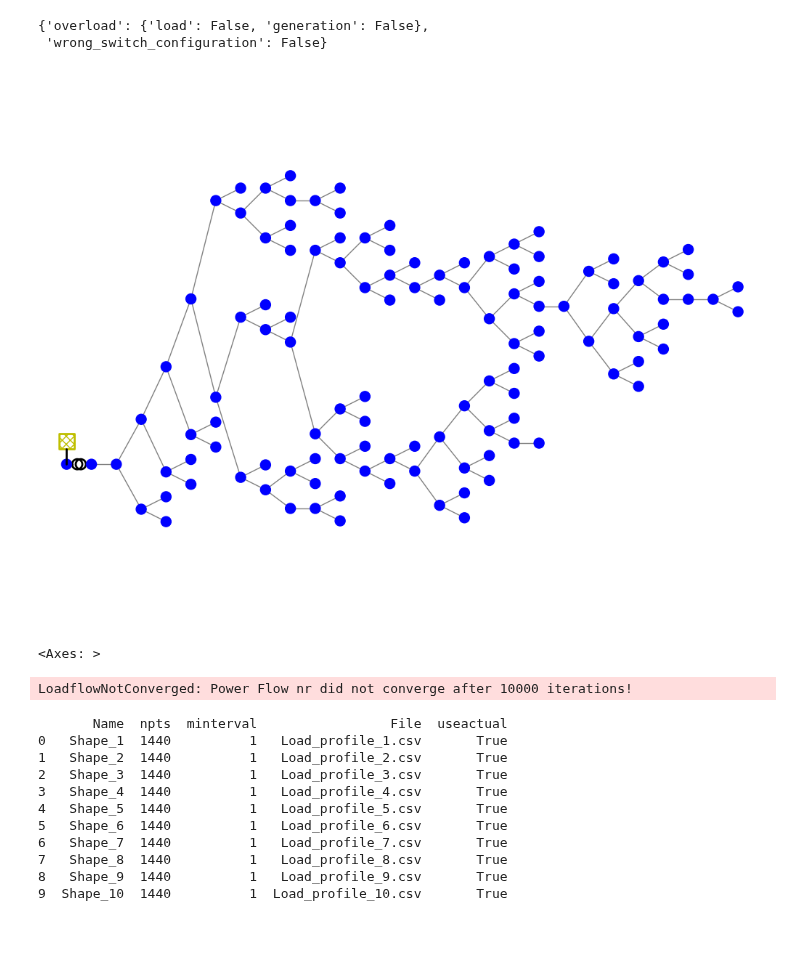
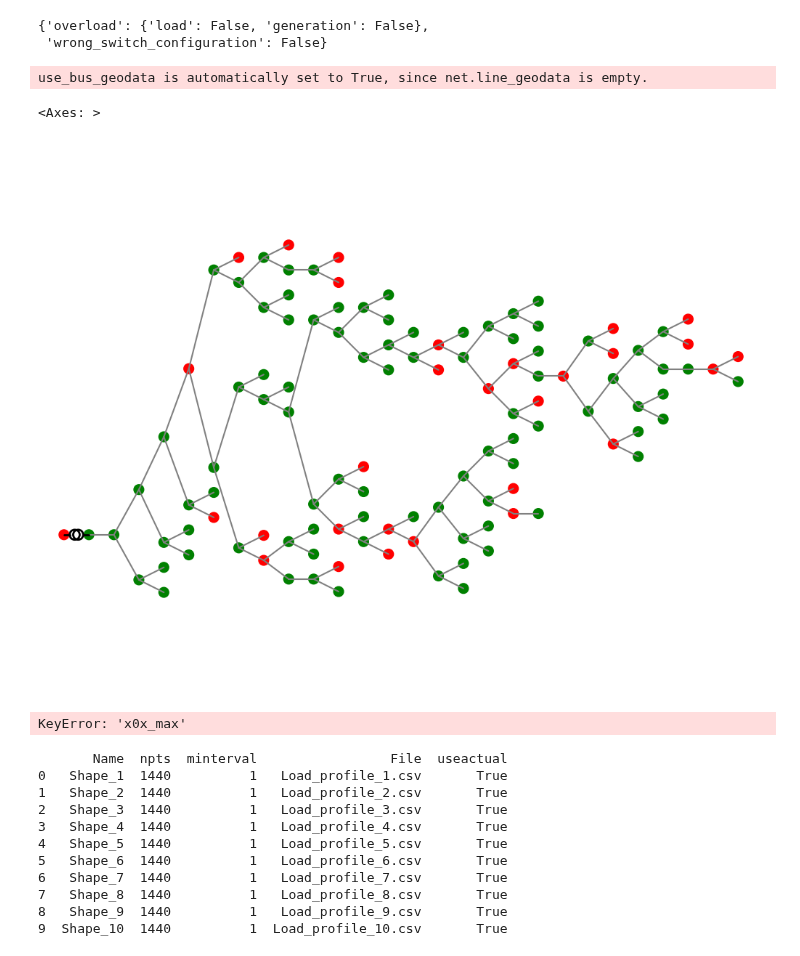
Before and after one commit to antoniovitorvb/IST-thesis-hosting-capacity, a Jupyter notebook: code/power_run2.ipynb, the cells around one changed output. Cells and saved outputs as stored; diff of their text form; code cells hidden in the pictures.

```diff
--- a/code/power_run2.ipynb
+++ b/code/power_run2.ipynb
@@ -258,23 +258,47 @@ _____________ PANDAPOWER DIAGNOSTIC TOOL _____________
 _____________ END OF PANDAPOWER DIAGNOSTIC _____________
 {'overload': {'load': False, 'generation': False},
  'wrong_switch_configuration': False}
-# %%
-import pandapower.plotting as plot
-plot.simple_plot(net, plot_loads=True)
-# %% [output]
-[figure, removed]
-<Axes: >
+# %%
+import random
+bus_risk = {
+    bus: risk for bus, risk in zip(net.bus.index, random.choices(['green', 'red'], [0.8, 0.2], k=len(net.bus)))
+}
+
+
+from pandapower.plotting import simple_plot, cmap_discrete, create_bus_collection, create_line_collection, create_trafo_collection, draw_collections
+line_col = create_line_collection(
+    net, lines=net.line.index,
+    color='grey'
+)
+
+trafo_col = create_trafo_collection(
+    net, trafos=net.trafo.index,
+    color='k', size=0.2
+)
+
+bus_col = create_bus_collection(
+    net, buses=list(bus_risk.keys()),
+    color=[bus_risk[bus] for bus in bus_risk],
+    size=0.2
+)
+draw_collections([bus_col, line_col, trafo_col])
+
+# simple_plot(net, plot_loads=True, bus_color=bus_risk)
+# %% [output]
+use_bus_geodata is automatically set to True, since net.line_geodata is empty.
+<Axes: >
+[figure, added]
 # %%
-pp.runpp(
+pp.runpp_3ph(
     net, init='auto',
     max_iteration=10000,
     tolerance_mva=1e-6,
-    enforce_q_lims=True)
+    v_debug=True)
 
 print(net.res_bus[["vm_pu"]].describe())        # Voltage profile
 print(net.res_line[["loading_percent"]].max())  # Worst-case line loading
 # %% [output]
-LoadflowNotConverged: Power Flow nr did not converge after 10000 iterations!
+KeyError: 'x0x_max'
 # %%
 net.res_bus.to_csv('./results/res_bus.csv')
 net.res_line.to_csv('./results/res_line.csv')
```
Also changed, not shown: parts of 1 cell of this notebook, 1 other file.
